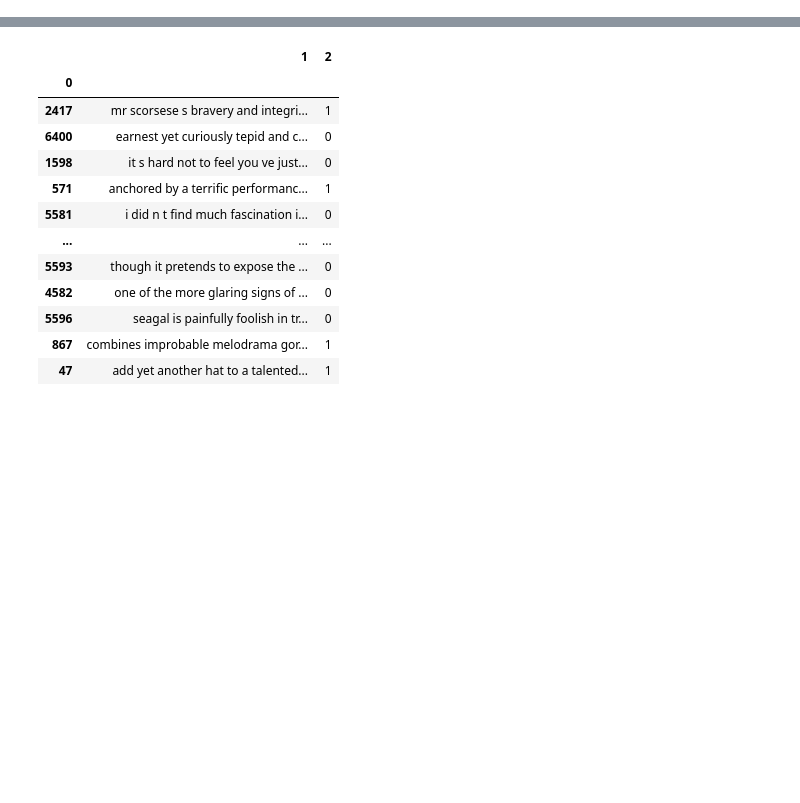
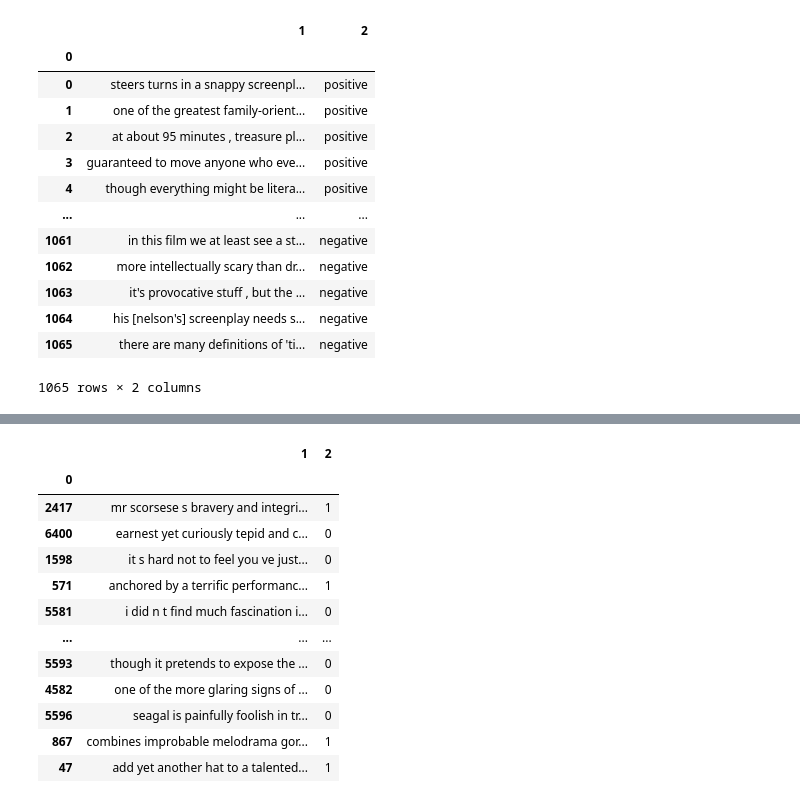
Before and after one commit to mttk/unity-in-xai-court, a Jupyter notebook: analysis.ipynb, the cells around one changed output, grey strips where cells are left out. Cells and saved outputs as stored; diff of their text form; code cells hidden in the pictures; blank space fills up the shorter version.

```diff
--- a/analysis.ipynb
+++ b/analysis.ipynb
@@ -7 +99,18 @@ import pandas as pd
+# %%
+valid
+# %% [output]
+|  | 1 | 2 |
+| 0 |  |  |
+| 0 | steers turns in a snappy screenpl... | positive |
+| 1 | one of the greatest family-orient... | positive |
+| 2 | at about 95 minutes , treasure pl... | positive |
+| 3 | guaranteed to move anyone who eve... | positive |
+| 4 | though everything might be litera... | positive |
+| ... | ... | ... |
+| 1061 | in this film we at least see a st... | negative |
+| 1062 | more intellectually scary than dr... | negative |
+| 1063 | it's provocative stuff , but the ... | negative |
+| 1064 | his [nelson's] screenplay needs s... | negative |
+| 1065 | there are many definitions of 'ti... | negative |
+1065 rows × 2 columns
 # %%
```
Also changed, not shown: parts of 11 cells of this notebook, 9 other files.
